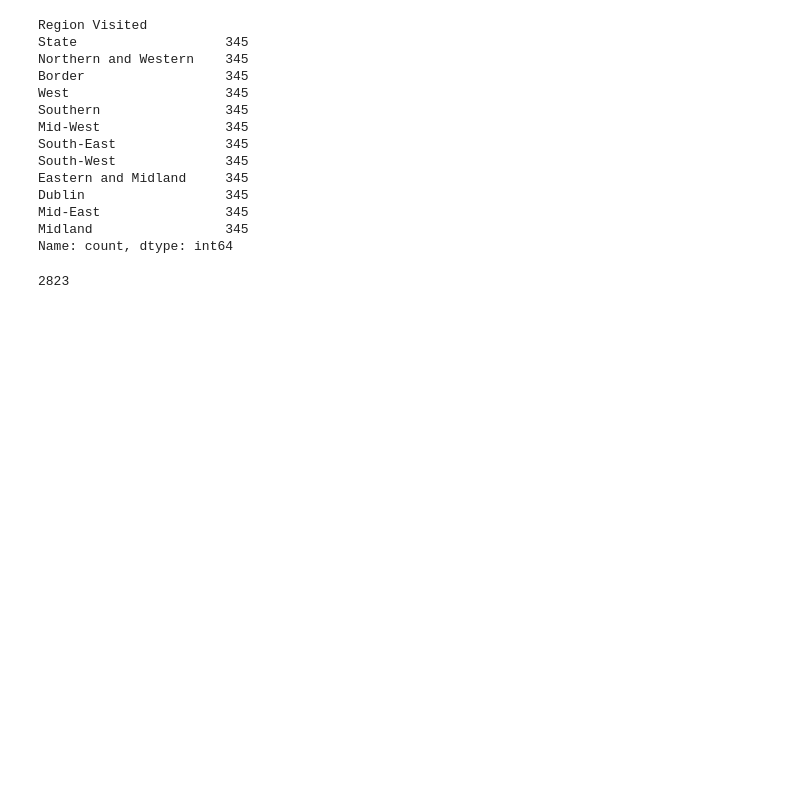
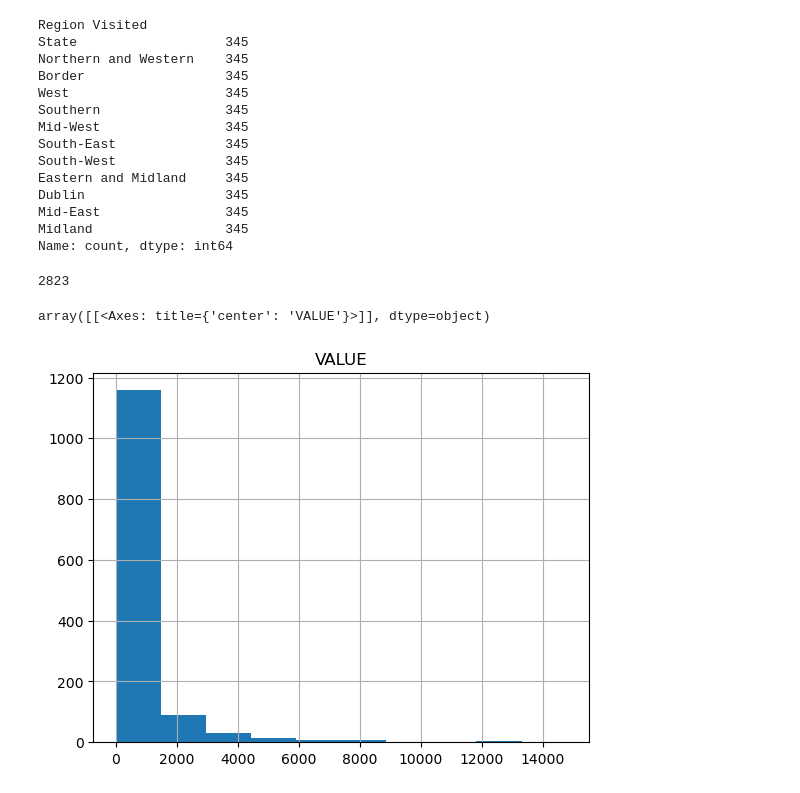
Before and after one commit to sba21725/MSC_DA_CA1, a Jupyter notebook: 01 Data Preparation.ipynb, the cells around one changed output. Drawn from its saved outputs; the diff is of its cells as text; code cells hidden in the pictures; blank space fills up the shorter version.

```diff
--- a/01 Data Preparation.ipynb
+++ b/01 Data Preparation.ipynb
@@ -122,3 +144,8 @@ Name: count, dtype: int64
 ds2["VALUE"].isnull().sum()
 # %% [output]
 2823
+# %%
+ds2.hist(column='VALUE')
+# %% [output]
+array([[<Axes: title={'center': 'VALUE'}>]], dtype=object)
+[figure, added]
```
Also changed, not shown: parts of 7 cells of this notebook, 10 other files.
